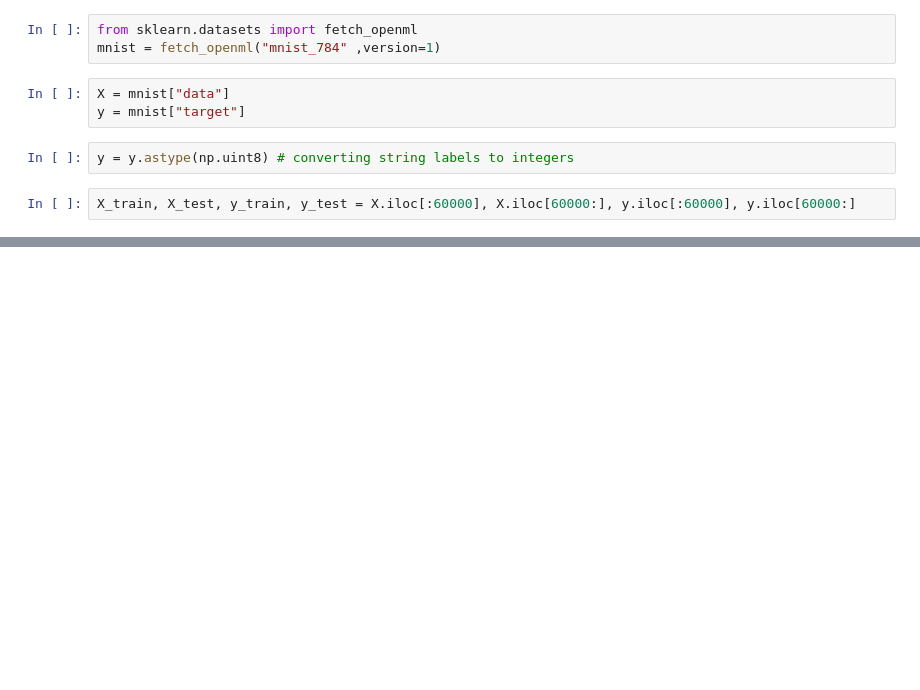
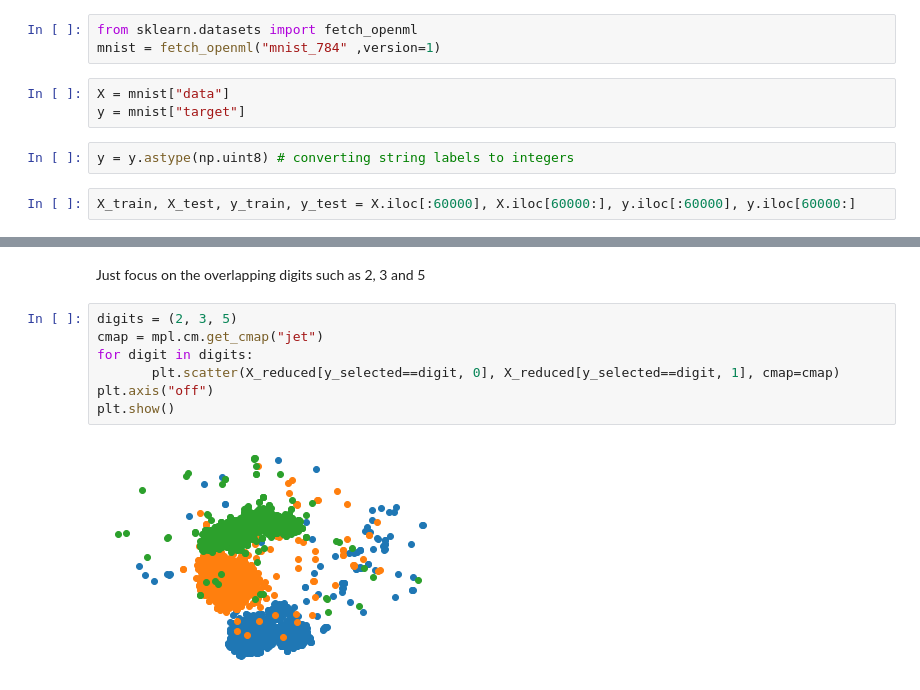
Before and after one commit to Kaushalkhokhar/complete-ml, a Jupyter notebook: projects/classification/dr-on-mnist.ipynb, the cells around one changed output, grey strips where cells are left out. Drawn from its saved outputs; the diff is of its cells as text; blank space fills up the shorter version.

```diff
--- a/projects/classification/dr-on-mnist.ipynb
+++ b/projects/classification/dr-on-mnist.ipynb
@@ -21,0 +113,11 @@ X_train_scaled = scaler.fit_transform(X_train)
+# %% [markdown]
+Just focus on the overlapping digits such as 2, 3 and 5
+# %%
+digits = (2, 3, 5)
+cmap = mpl.cm.get_cmap("jet")
+for digit in digits:
+       plt.scatter(X_reduced[y_selected==digit, 0], X_reduced[y_selected==digit, 1], cmap=cmap)
+plt.axis("off")
+plt.show()
+# %% [output]
+[figure, added]
```
Also changed, not shown: parts of 24 cells of this notebook, 2 other files.
